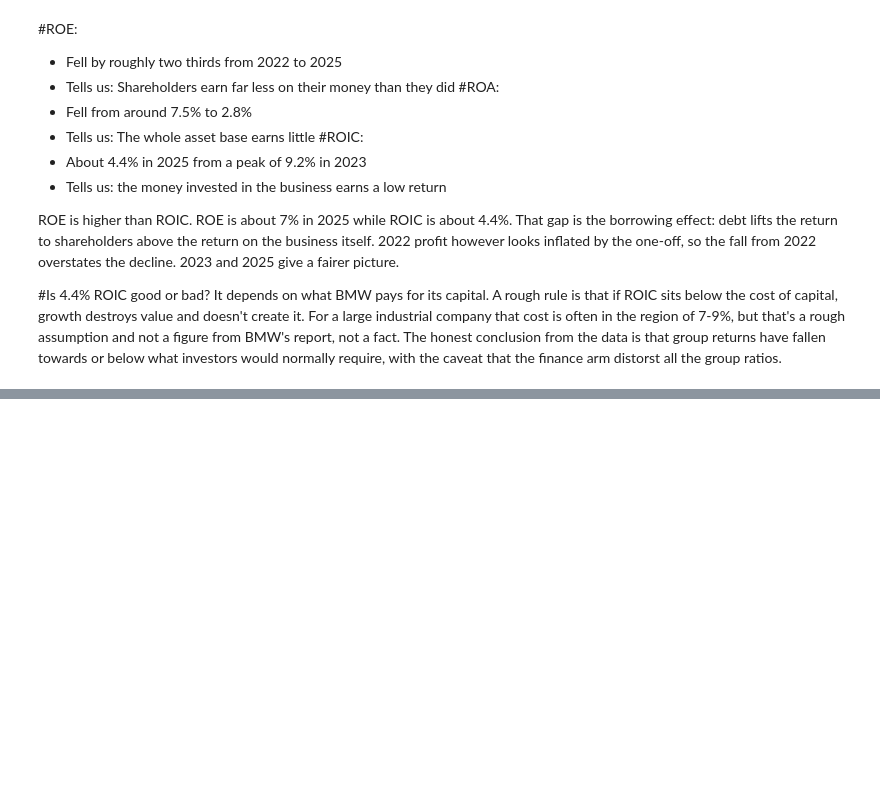
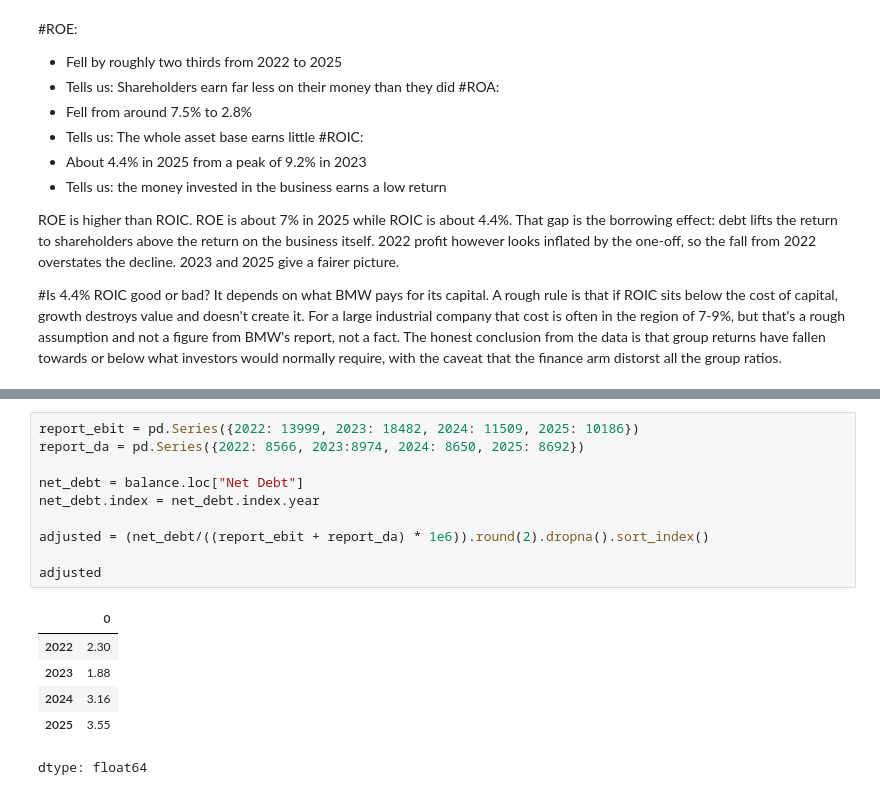
Before and after one commit to JoeSteward-04/Asset-Management-Project, a Jupyter notebook: notebooks/BMW_data_pull.ipynb, the cells around one changed output, grey strips where cells are left out. Saved outputs shown, nothing was run; the diff lists cells and outputs as text; blank space fills up the shorter version.

```diff
--- a/notebooks/BMW_data_pull.ipynb
+++ b/notebooks/BMW_data_pull.ipynb
@@ -575,0 +633,17 @@ It depends on what BMW pays for its capital. A rough rule is that if ROIC sits b
+# %%
+report_ebit = pd.Series({2022: 13999, 2023: 18482, 2024: 11509, 2025: 10186})
+report_da = pd.Series({2022: 8566, 2023:8974, 2024: 8650, 2025: 8692})
+
+net_debt = balance.loc["Net Debt"]
+net_debt.index = net_debt.index.year
+
+adjusted = (net_debt/((report_ebit + report_da) * 1e6)).round(2).dropna().sort_index()
+
+adjusted
+# %% [output]
+|  | 0 |
+| 2022 | 2.30 |
+| 2023 | 1.88 |
+| 2024 | 3.16 |
+| 2025 | 3.55 |
+dtype: float64
```
Also changed, not shown: parts of 5 cells of this notebook.
